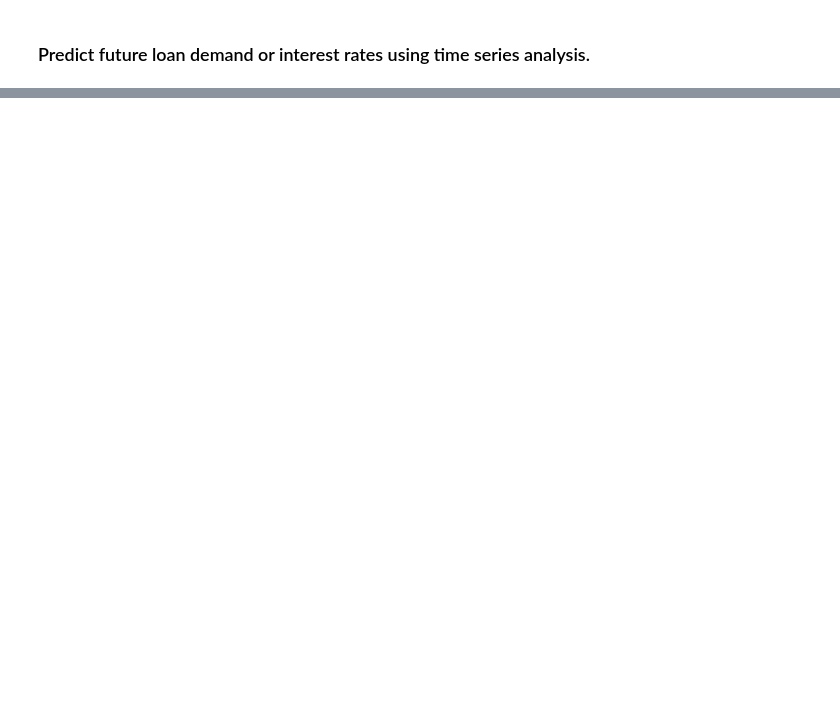
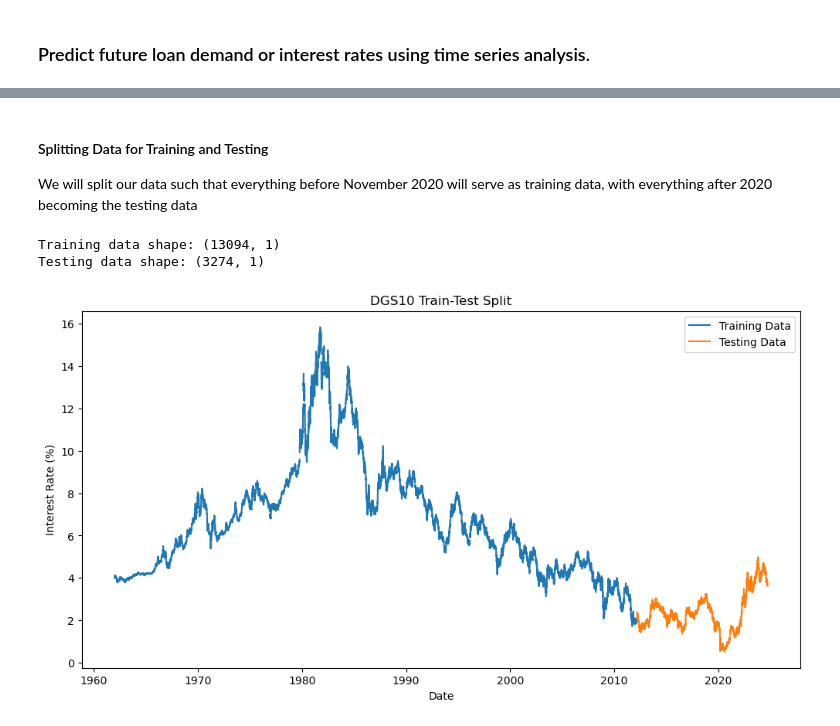
Before and after one commit to baublyte/DGS10-forecasting, a Jupyter notebook: Future loan demand or interest rates.ipynb, the cells around one changed output, grey strips where cells are left out. Cells and saved outputs as stored; diff of their text form; code cells hidden in the pictures; blank space fills up the shorter version.

```diff
--- a/Future loan demand or interest rates.ipynb
+++ b/Future loan demand or interest rates.ipynb
@@ -102,0 +91,38 @@ AttributeError: 'xml.etree.ElementTree.Element' object has no attribute 'getchil
+# %% [markdown]
+#### Splitting Data for Training and Testing
+We will split our data such that everything before November 2020 will serve as training data, with everything after 2020 becoming the testing data
+# %%
+# Sort the data by date to ensure chronological order
+data = data.sort_values('Date')
+
+# Define the split point (e.g., use the last 20% of the data for testing)
+split_point = int(len(data) * 0.8)
+
+# Split the data
+train_data = data.iloc[:split_point]
+test_data = data.iloc[split_point:]
+
+# If you need the data as numpy arrays for some models
+X_train = train_data['Interest Rate'].values
+X_test = test_data['Interest Rate'].values
+
+# If you need datetime index
+train_data.set_index('Date', inplace=True)
+test_data.set_index('Date', inplace=True)
+
+print(f"Training data shape: {train_data.shape}")
+print(f"Testing data shape: {test_data.shape}")
+
+# Visualize the split
+plt.figure(figsize=(12, 6))
+plt.plot(train_data.index, train_data['Interest Rate'], label='Training Data')
+plt.plot(test_data.index, test_data['Interest Rate'], label='Testing Data')
+plt.title('DGS10 Train-Test Split')
+plt.xlabel('Date')
+plt.ylabel('Interest Rate (%)')
+plt.legend()
+plt.show()
+# %% [output]
+Training data shape: (13094, 1)
+Testing data shape: (3274, 1)
+[figure, added]
```
Also changed, not shown: parts of 8 cells of this notebook.
